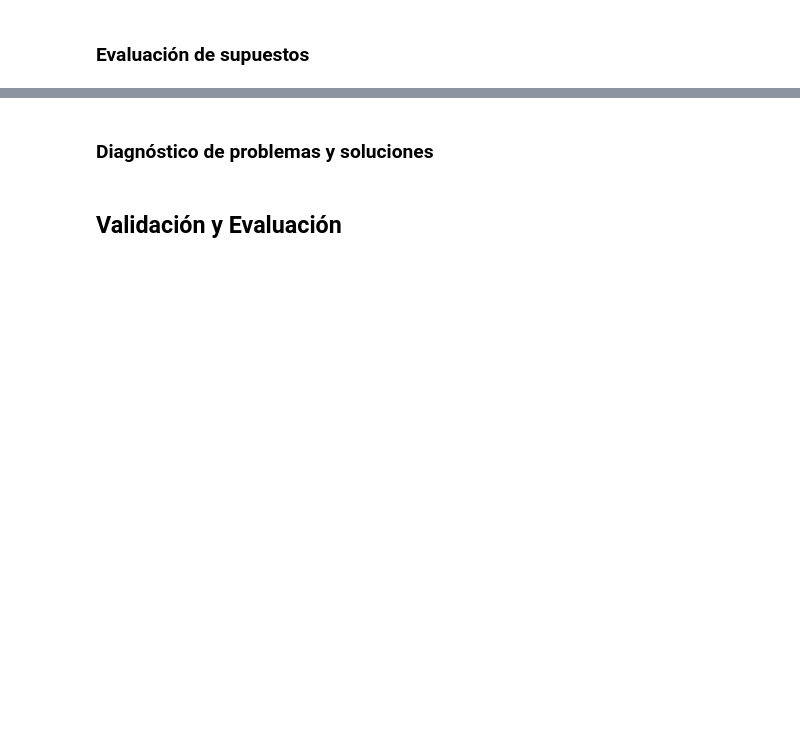
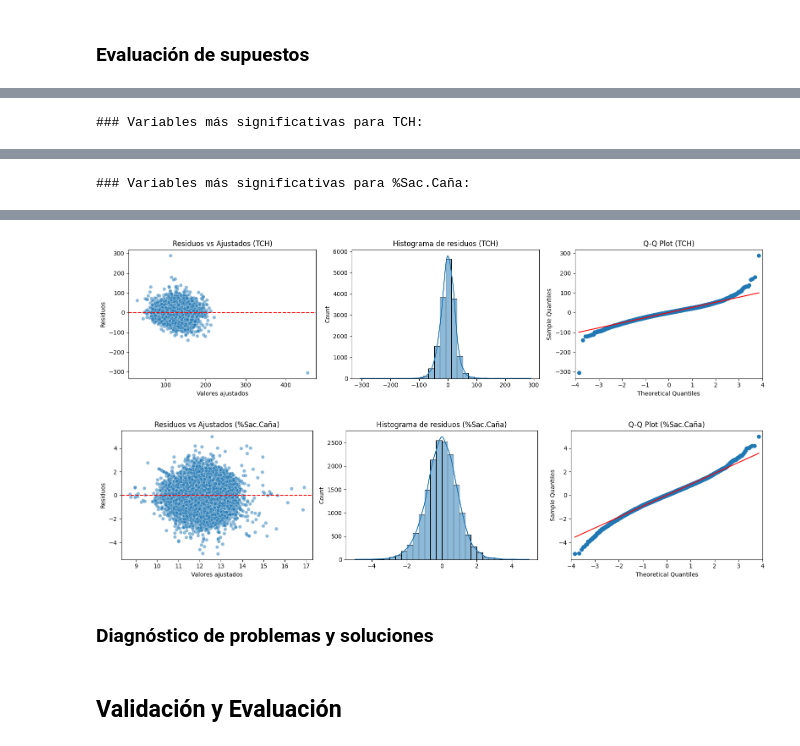
Before and after one commit to Aguado4/Taller-azucarera, a Jupyter notebook: Taller-azucarera.ipynb, the cells around one changed output, grey strips where cells are left out. Saved outputs shown, nothing was run; the diff lists cells and outputs as text; code cells hidden in the pictures; blank space fills up the shorter version.

```diff
--- a/Taller-azucarera.ipynb
+++ b/Taller-azucarera.ipynb
@@ -1098,0 +1281,76 @@ Modelos ajustados para %Sac.Caña:
+# %%
+# -----------------------------------------------------
+# 1) OLS para TCH
+# -----------------------------------------------------
+X_train_tch, X_test_tch, y_train_tch, y_test_tch = splits_tch
+X_train_sm_tch = sm.add_constant(X_train_tch)
+ols_tch = sm.OLS(y_train_tch, X_train_sm_tch).fit()
+
+# -----------------------------------------------------
+# 2) OLS para %Sac.Caña
+# -----------------------------------------------------
+X_train_sac, X_test_sac, y_train_sac, y_test_sac = splits_sac
+X_train_sm_sac = sm.add_constant(X_train_sac)
+ols_sac = sm.OLS(y_train_sac, X_train_sm_sac).fit()
+
+# -----------------------------------------------------
+# 3) Función para resumen compacto de significancia
+# -----------------------------------------------------
+def resumen_pvalues(ols_model, feature_names, top_n=15, alpha=0.05):
+    results = pd.DataFrame({
+        "Variable": feature_names,
+        "Coef": ols_model.params.values,
+        "p-value": ols_model.pvalues.values
+    })
+    results["Significativo"] = results["p-value"] < alpha
+    results_sorted = results.sort_values("p-value").head(top_n)
+    return results_sorted
+
+# Extraemos nombres de variables
+X_tch_names = ["const"] + list(X_tch.columns)
+X_sac_names = ["const"] + list(X_sac.columns)
+
+# Resúmenes compactos
+print("### Variables más significativas para TCH:")
+display(resumen_pvalues(ols_tch, X_tch_names))
+
+print("\n### Variables más significativas para %Sac.Caña:")
+display(resumen_pvalues(ols_sac, X_sac_names))
+
+# -----------------------------------------------------
+# 4) Función para gráficas de supuestos
+# -----------------------------------------------------
+def plot_residuals_diagnostics(ols_model, title):
+    fitted_vals = ols_model.fittedvalues
+    residuals = ols_model.resid
+
+    plt.figure(figsize=(16,4))
+
+    # Homocedasticidad: residuos vs valores ajustados
+    plt.subplot(1,3,1)
+    sns.scatterplot(x=fitted_vals, y=residuals, alpha=0.5)
+    plt.axhline(0, color="red", linestyle="--")
+    plt.xlabel("Valores ajustados")
+    plt.ylabel("Residuos")
+    plt.title(f"Residuos vs Ajustados ({title})")
+
+    # Normalidad: histograma de residuos
+    plt.subplot(1,3,2)
+    sns.histplot(residuals, kde=True, bins=30)
+    plt.title(f"Histograma de residuos ({title})")
+
+    # Normalidad: Q-Q plot
+    plt.subplot(1,3,3)
+    sm.qqplot(residuals, line='s', ax=plt.gca())
+    plt.title(f"Q-Q Plot ({title})")
+
+    plt.tight_layout()
+    plt.show()
+
+# -----------------------------------------------------
+# 5) Ejecutar gráficas de diagnóstico
+# -----------------------------------------------------
+plot_residuals_diagnostics(ols_tch, "TCH")
+plot_residuals_diagnostics(ols_sac, "%Sac.Caña")
+# %% [output]
+### Variables más significativas para TCH:
@@ -1098,0 +1373 @@ Modelos ajustados para %Sac.Caña:
+### Variables más significativas para %Sac.Caña:
@@ -1099,3 +1390,5 @@ Modelos ajustados para %Sac.Caña:
+[figure, added]
+[figure, added]
 # %% [markdown]
 ### Diagnóstico de problemas y soluciones
 # %% [markdown]
```
Also changed, not shown: parts of 11 cells of this notebook.
